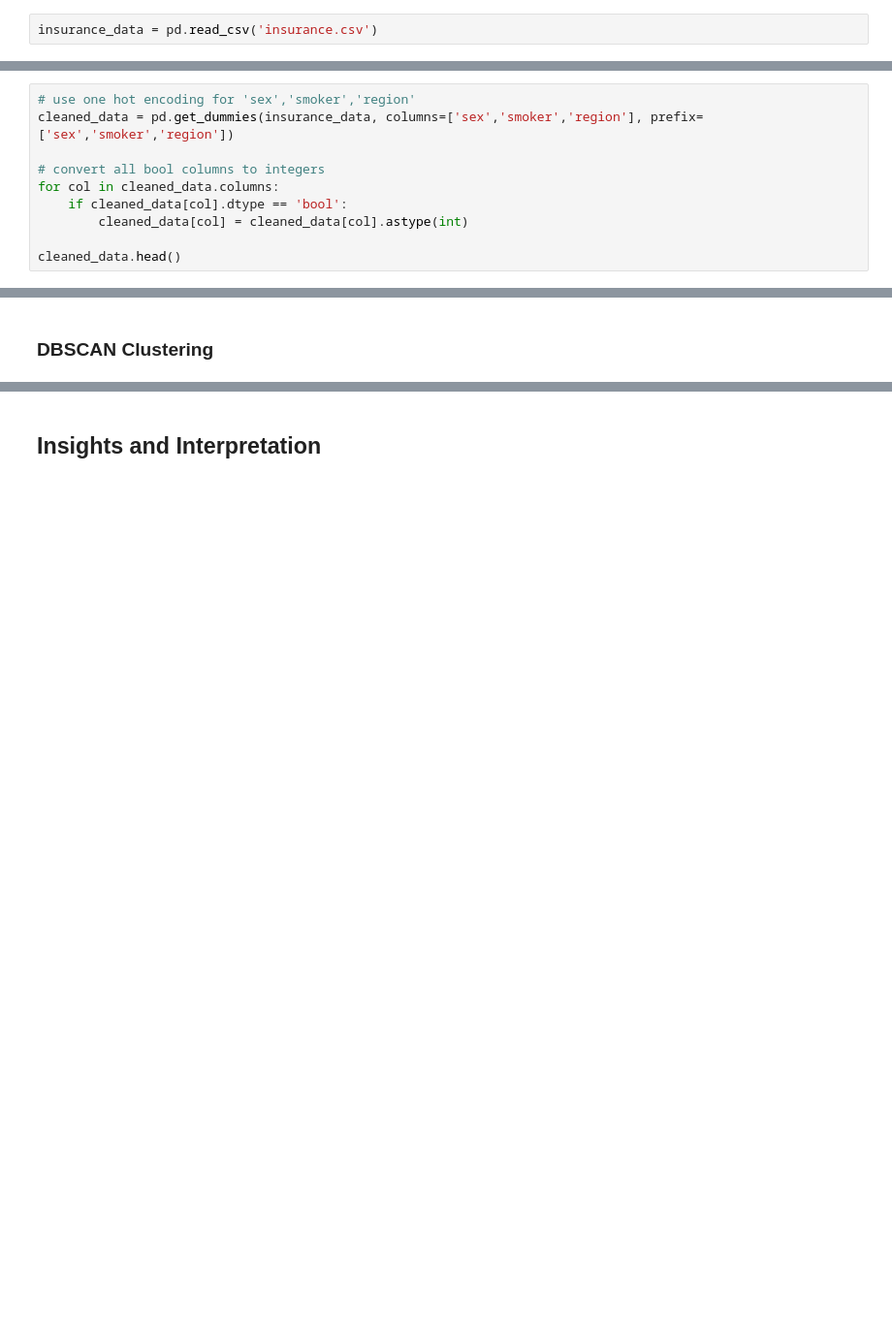
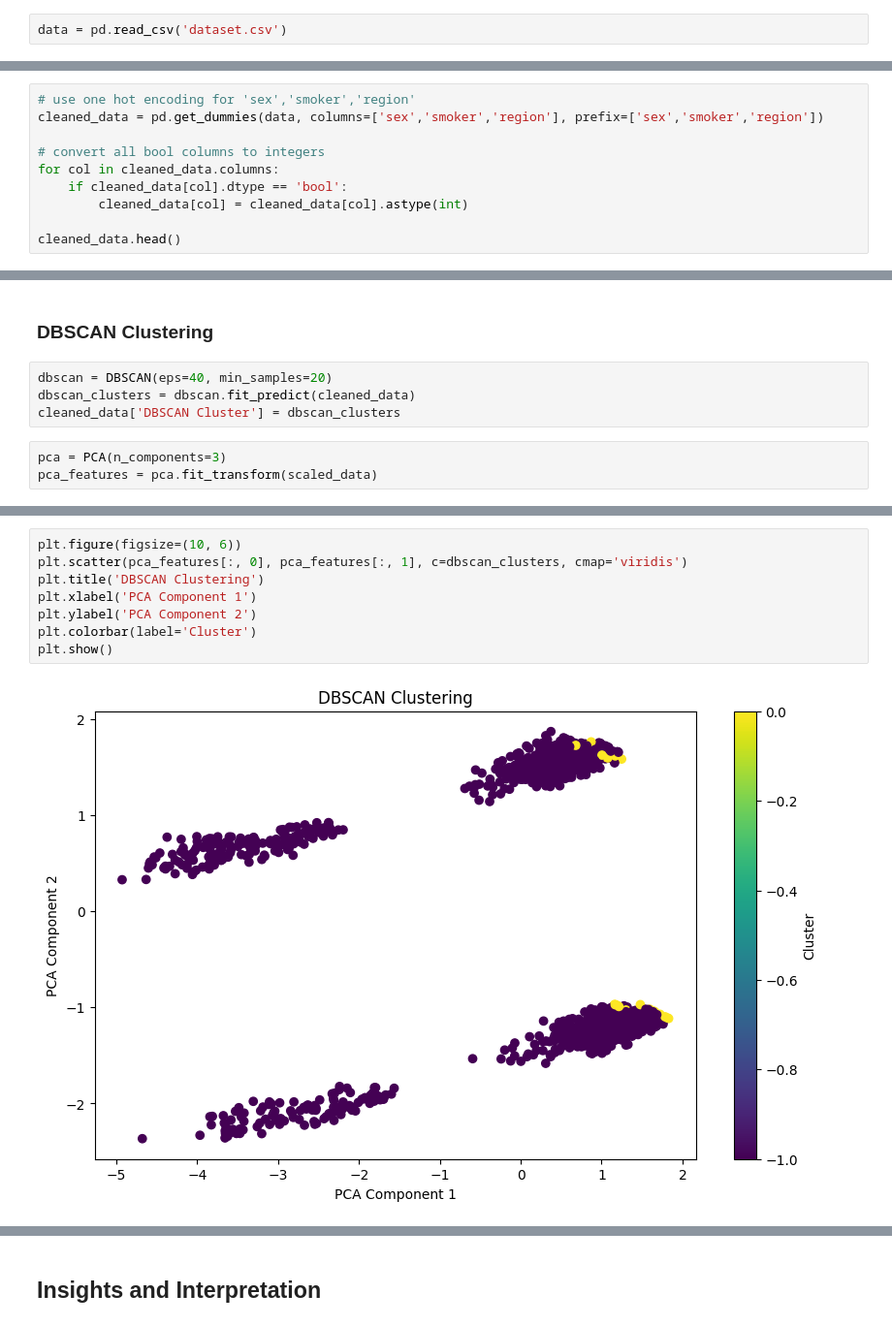
Before and after one commit to kauswade/T10-AlgoThinkers-Health-Insurance-Data-Clustering, a Jupyter notebook: health_insurance_model_pipeline.ipynb, the cells around one changed output, grey strips where cells are left out. Shown at 97% size. Drawn from its saved outputs; the diff is of its cells as text; blank space fills up the shorter version.

Commit message:
DBSCAN, Guassian Misture models done. Davies-Bouldin Index added.

```diff
--- a/health_insurance_model_pipeline.ipynb
+++ b/health_insurance_model_pipeline.ipynb
@@ -12,5 +14,5 @@ from sklearn.metrics import silhouette_score
 # %% [markdown]
 ## Load and Explore Dataset
 # %%
-insurance_data = pd.read_csv('insurance.csv')
+data = pd.read_csv('dataset.csv')
 # %%
@@ -74,7 +76,7 @@ freq     676   1064        364
 ## Data Cleaning
 # %%
 # use one hot encoding for 'sex','smoker','region'
-cleaned_data = pd.get_dummies(insurance_data, columns=['sex','smoker','region'], prefix=['sex','smoker','region'])
+cleaned_data = pd.get_dummies(data, columns=['sex','smoker','region'], prefix=['sex','smoker','region'])
 
 # convert all bool columns to integers
 for col in cleaned_data.columns:
@@ -188,3 +194,10 @@ plt.show()
 [figure]
 # %% [markdown]
 ### DBSCAN Clustering
+# %%
+dbscan = DBSCAN(eps=40, min_samples=20)
+dbscan_clusters = dbscan.fit_predict(cleaned_data)
+cleaned_data['DBSCAN Cluster'] = dbscan_clusters
+# %%
+pca = PCA(n_components=3)
+pca_features = pca.fit_transform(scaled_data)
@@ -190,0 +214,10 @@ plt.show()
+# %%
+plt.figure(figsize=(10, 6))
+plt.scatter(pca_features[:, 0], pca_features[:, 1], c=dbscan_clusters, cmap='viridis')
+plt.title('DBSCAN Clustering')
+plt.xlabel('PCA Component 1')
+plt.ylabel('PCA Component 2')
+plt.colorbar(label='Cluster')
+plt.show()
+# %% [output]
+[figure, added]
```
Also changed, not shown: parts of 21 cells of this notebook.
